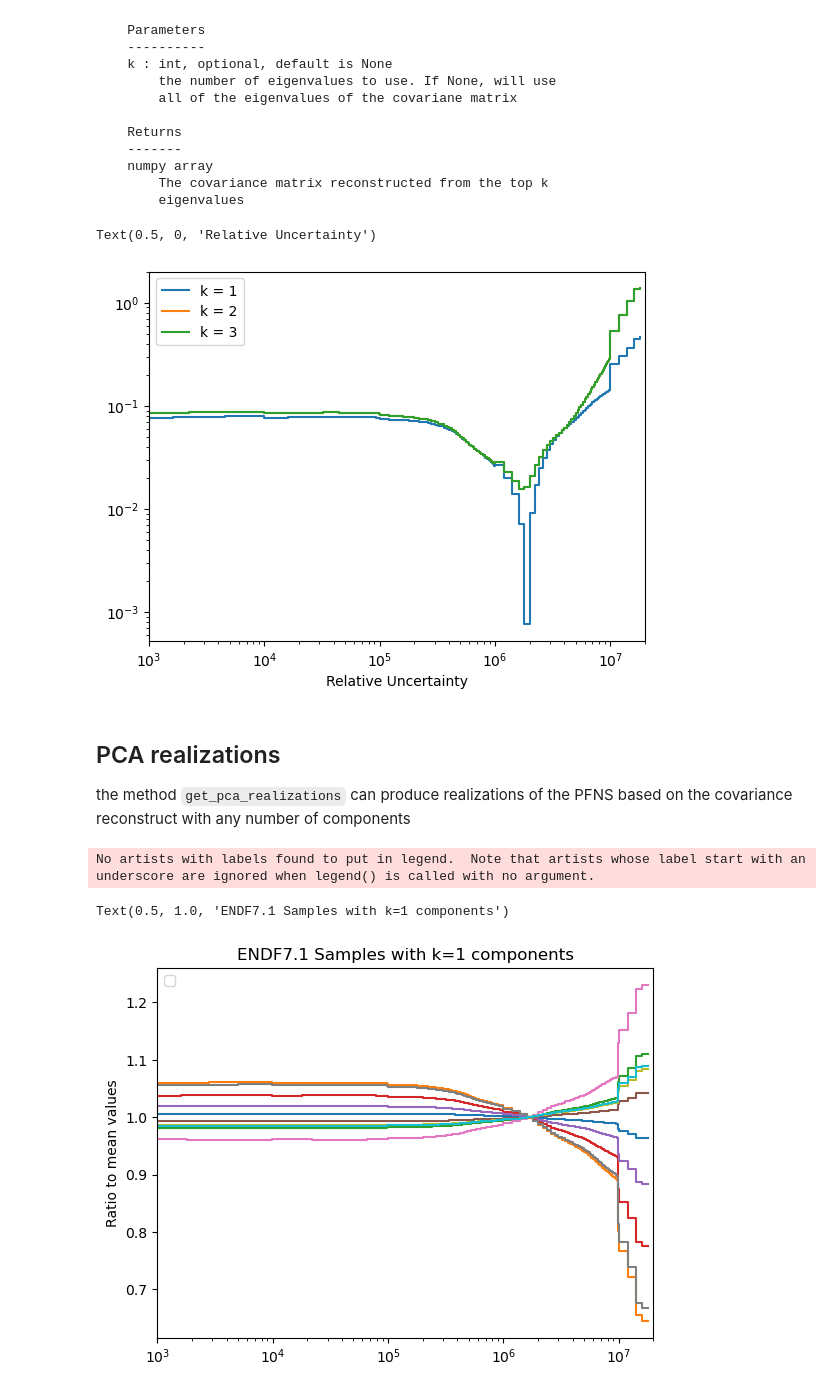
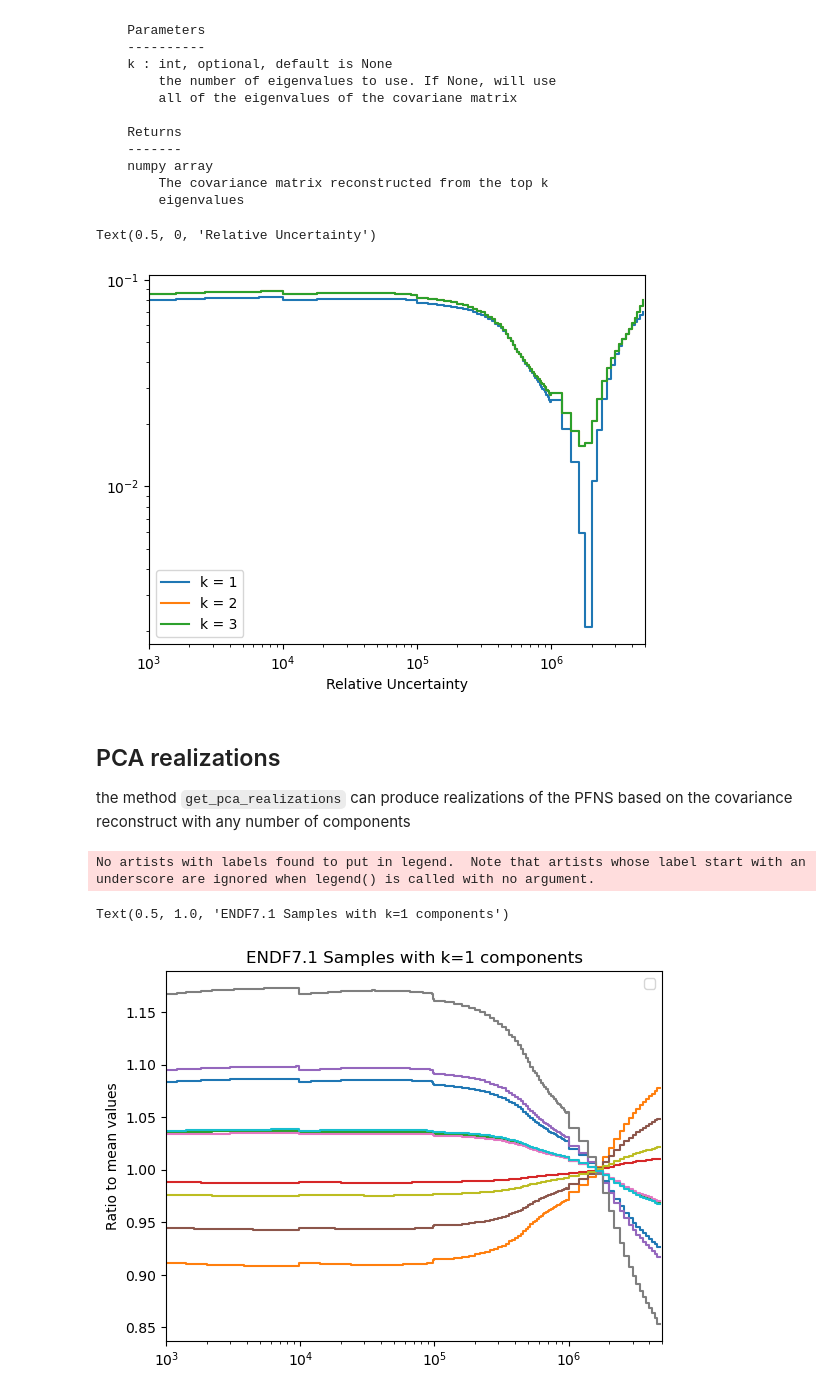
Before and after one commit to amlewis1578/pyerr, a Jupyter notebook: docs/examples/pca/pca_example.ipynb, the cells around one changed output. Drawn from its saved outputs; the diff is of its cells as text; code cells hidden in the pictures.

```diff
--- a/docs/examples/pca/pca_example.ipynb
+++ b/docs/examples/pca/pca_example.ipynb
@@ -10,5 +10,5 @@ create `ErrorrOutput` object without energy limits
 # %%
-output = ErrorrOutput(fle)
+output = ErrorrOutput(fle, lower_limit=1e3, upper_limit=5e6)
 # %% [markdown]
 for PFNS, need to look at MT (section) 18, which is fission
 # %%
@@ -134,12 +134,12 @@ for k in range(1,4):
 plt.legend()
 plt.yscale("log")
 plt.xscale("log")
-plt.xlim(1e3,2e7)
+plt.xlim(1e3,5e6)
 plt.xlabel("Outgoing neutron energy [eV]")
 plt.xlabel("Relative Uncertainty")
 # %% [output]
 Text(0.5, 0, 'Relative Uncertainty')
-[figure, old version]
+[figure, new version]
 # %% [markdown]
 ## PCA realizations
 
@@ -149,13 +149,13 @@ pfns_samples = pfns.get_pca_realizations(k=1,num_samples=10)
 # %%
 for sample in pfns_samples:
     plt.step(pfns.group_boundaries[:-1],sample/pfns.mean_values)
 
 plt.ylabel("Ratio to mean values")
 plt.xscale("log")
-plt.xlim(1e3,2e7)
+plt.xlim(1e3,5e6)
 plt.legend()
 plt.title("ENDF7.1 Samples with k=1 components")
 # %% [output]
 No artists with labels found to put in legend.  Note that artists whose label start with an underscore are ignored when legend() is called with no argument.
 Text(0.5, 1.0, 'ENDF7.1 Samples with k=1 components')
-[figure, old version]
+[figure, new version]
```
Also changed, not shown: parts of 11 cells of this notebook, 1 other file.
